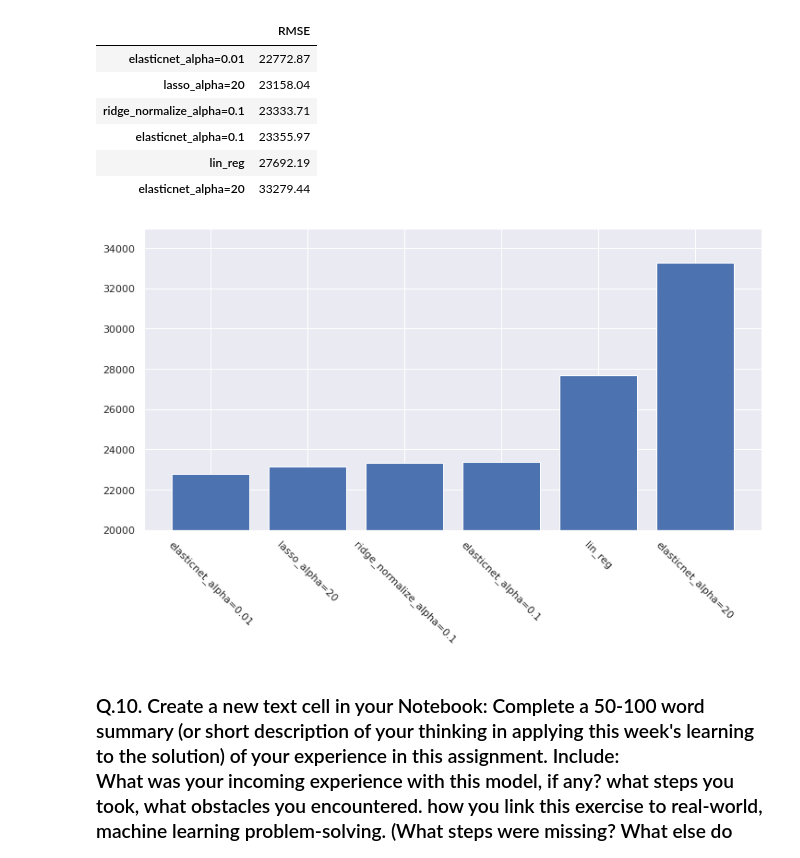
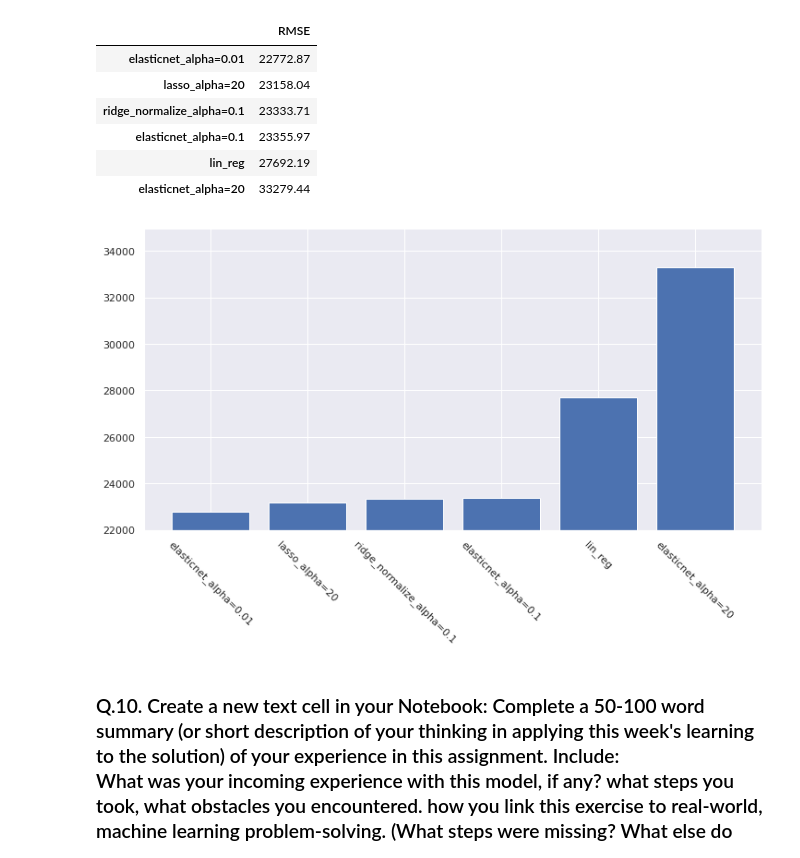
Before and after one commit to kegedy/MLEARN510, a Jupyter notebook: module07/notebooks/kevin/HW07_KevinEgedy.ipynb, the cells around one changed output. Saved outputs shown, nothing was run; the diff lists cells and outputs as text; code cells hidden in the pictures.

```diff
--- a/module07/notebooks/kevin/HW07_KevinEgedy.ipynb
+++ b/module07/notebooks/kevin/HW07_KevinEgedy.ipynb
@@ -258,10 +277,10 @@ round(scores.sort_values('RMSE'),2)
 # %%
 scores = scores.sort_values('RMSE')
 fig,ax = plt.subplots(figsize=(12,6))
 #ax = sns.barplot(x=scores.index, y=scores.RMSE)
 ax.bar(scores.index,scores['RMSE'])
-ax.set_ylim(20000)
+ax.set_ylim(22000)
 plt.xticks(rotation=-45)
 plt.show();
 # %% [output]
-[figure, old version]
+[figure, new version]
```
Also changed, not shown: parts of 7 cells of this notebook.
